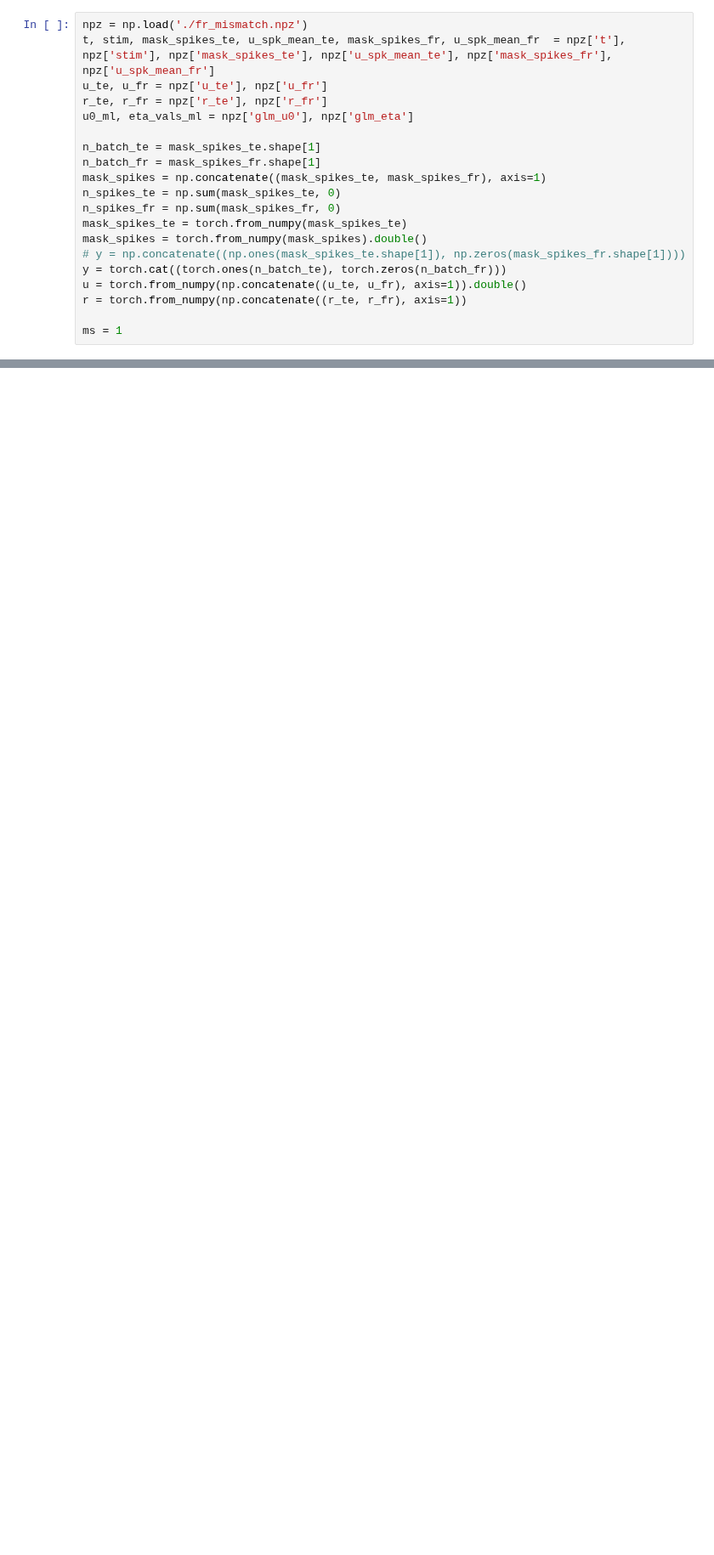
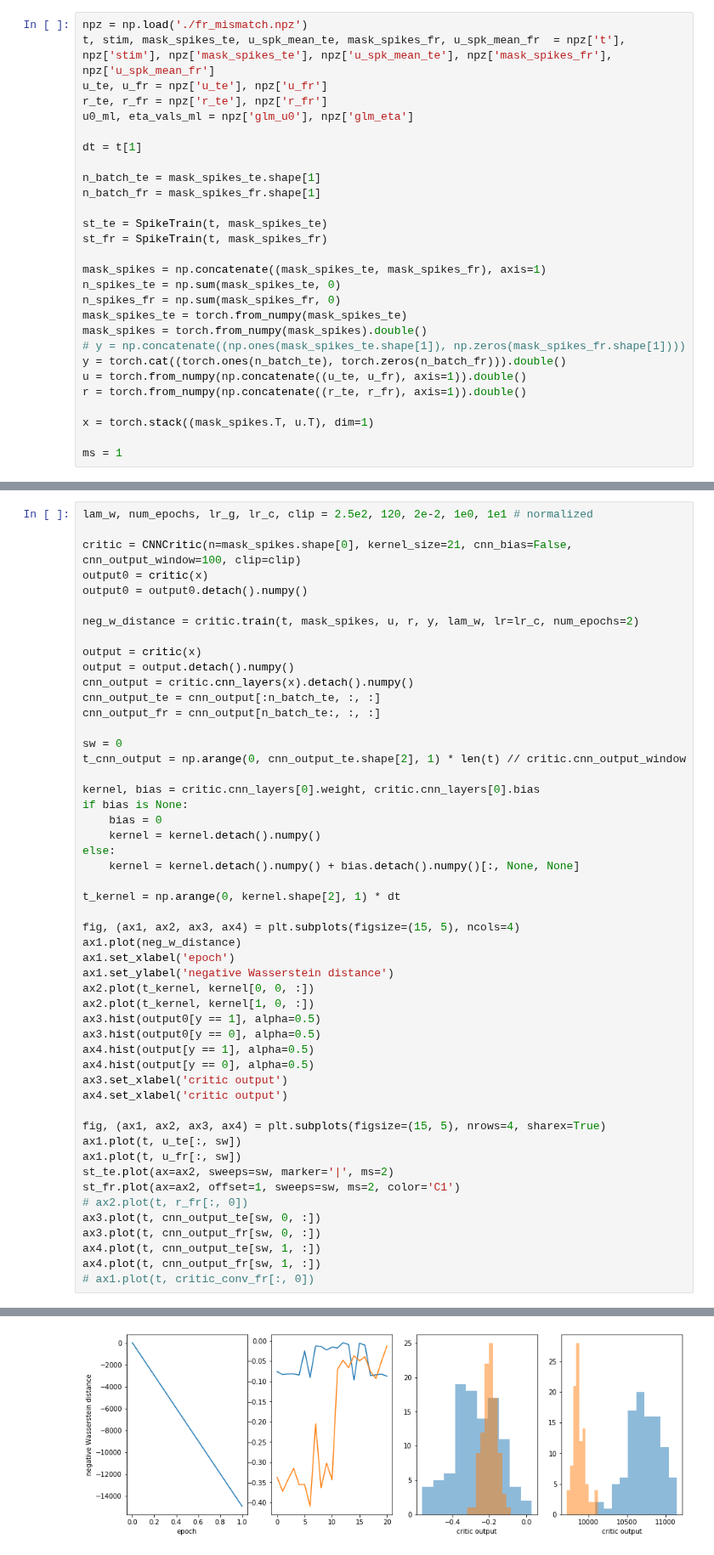
Before and after one commit to diegoarri91/mmd-glm, a Jupyter notebook: examples/cnncritic.ipynb, the cells around one changed output, grey strips where cells are left out. Shown at 85% size. Saved outputs shown, nothing was run; the diff lists cells and outputs as text; blank space fills up the shorter version.

Commit message:
implementing weight normalization

```diff
--- a/examples/cnncritic.ipynb
+++ b/examples/cnncritic.ipynb
@@ -16,16 +18,24 @@ u_te, u_fr = npz['u_te'], npz['u_fr']
 r_te, r_fr = npz['r_te'], npz['r_fr']
 u0_ml, eta_vals_ml = npz['glm_u0'], npz['glm_eta']
 
+dt = t[1]
+
 n_batch_te = mask_spikes_te.shape[1]
 n_batch_fr = mask_spikes_fr.shape[1]
+
+st_te = SpikeTrain(t, mask_spikes_te)
+st_fr = SpikeTrain(t, mask_spikes_fr)
+
 mask_spikes = np.concatenate((mask_spikes_te, mask_spikes_fr), axis=1)
 n_spikes_te = np.sum(mask_spikes_te, 0)
 n_spikes_fr = np.sum(mask_spikes_fr, 0)
 mask_spikes_te = torch.from_numpy(mask_spikes_te)
 mask_spikes = torch.from_numpy(mask_spikes).double()
 # y = np.concatenate((np.ones(mask_spikes_te.shape[1]), np.zeros(mask_spikes_fr.shape[1])))
-y = torch.cat((torch.ones(n_batch_te), torch.zeros(n_batch_fr)))
+y = torch.cat((torch.ones(n_batch_te), torch.zeros(n_batch_fr))).double()
 u = torch.from_numpy(np.concatenate((u_te, u_fr), axis=1)).double()
-r = torch.from_numpy(np.concatenate((r_te, r_fr), axis=1))
+r = torch.from_numpy(np.concatenate((r_te, r_fr), axis=1)).double()
+
+x = torch.stack((mask_spikes.T, u.T), dim=1)
 
 ms = 1
@@ -82,0 +42,52 @@ w = critic.cnn_layers[0]
+# %%
+lam_w, num_epochs, lr_g, lr_c, clip = 2.5e2, 120, 2e-2, 1e0, 1e1 # normalized
+
+critic = CNNCritic(n=mask_spikes.shape[0], kernel_size=21, cnn_bias=False, cnn_output_window=100, clip=clip)
+output0 = critic(x)
+output0 = output0.detach().numpy()
+
+neg_w_distance = critic.train(t, mask_spikes, u, r, y, lam_w, lr=lr_c, num_epochs=2)
+
+output = critic(x)
+output = output.detach().numpy()
+cnn_output = critic.cnn_layers(x).detach().numpy()
+cnn_output_te = cnn_output[:n_batch_te, :, :]
+cnn_output_fr = cnn_output[n_batch_te:, :, :]
+
+sw = 0
+t_cnn_output = np.arange(0, cnn_output_te.shape[2], 1) * len(t) // critic.cnn_output_window
+
+kernel, bias = critic.cnn_layers[0].weight, critic.cnn_layers[0].bias
+if bias is None:
+    bias = 0
+    kernel = kernel.detach().numpy()
+else:
+    kernel = kernel.detach().numpy() + bias.detach().numpy()[:, None, None]
+
+t_kernel = np.arange(0, kernel.shape[2], 1) * dt
+
+fig, (ax1, ax2, ax3, ax4) = plt.subplots(figsize=(15, 5), ncols=4)
+ax1.plot(neg_w_distance)
+ax1.set_xlabel('epoch')
+ax1.set_ylabel('negative Wasserstein distance')
+ax2.plot(t_kernel, kernel[0, 0, :])
+ax2.plot(t_kernel, kernel[1, 0, :])
+ax3.hist(output0[y == 1], alpha=0.5)
+ax3.hist(output0[y == 0], alpha=0.5)
+ax4.hist(output[y == 1], alpha=0.5)
+ax4.hist(output[y == 0], alpha=0.5)
+ax3.set_xlabel('critic output')
+ax4.set_xlabel('critic output')
+
+fig, (ax1, ax2, ax3, ax4) = plt.subplots(figsize=(15, 5), nrows=4, sharex=True)
+ax1.plot(t, u_te[:, sw])
+ax1.plot(t, u_fr[:, sw])
+st_te.plot(ax=ax2, sweeps=sw, marker='|', ms=2)
+st_fr.plot(ax=ax2, offset=1, sweeps=sw, ms=2, color='C1')
+# ax2.plot(t, r_fr[:, 0])
+ax3.plot(t, cnn_output_te[sw, 0, :])
+ax3.plot(t, cnn_output_fr[sw, 0, :])
+ax4.plot(t, cnn_output_te[sw, 1, :])
+ax4.plot(t, cnn_output_fr[sw, 1, :])
+# ax1.plot(t, critic_conv_fr[:, 0])
+# %% [output]
@@ -82,0 +95 @@ w = critic.cnn_layers[0]
+[figure, added]
```
Also changed, not shown: parts of 8 cells of this notebook, 2 other files.
